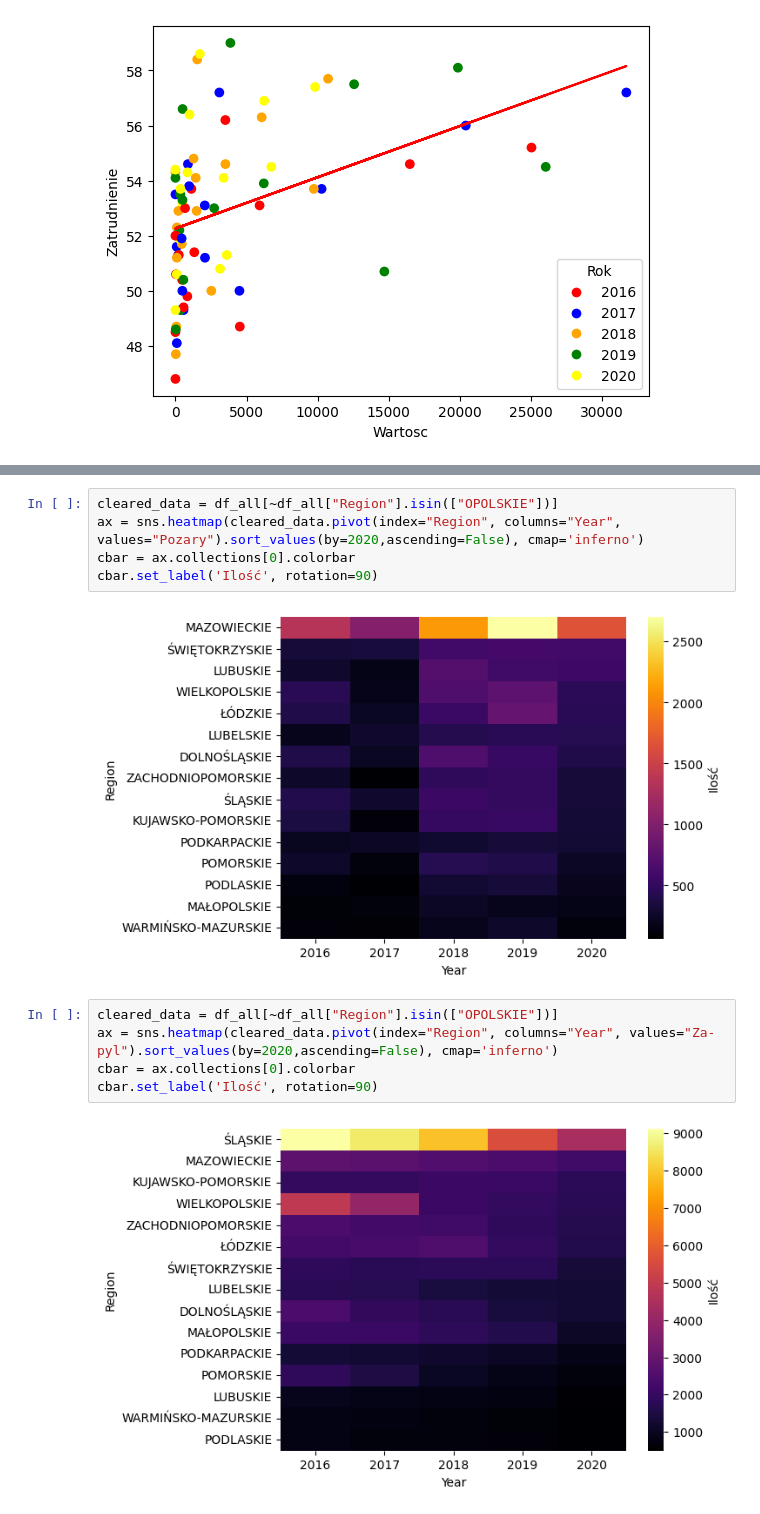
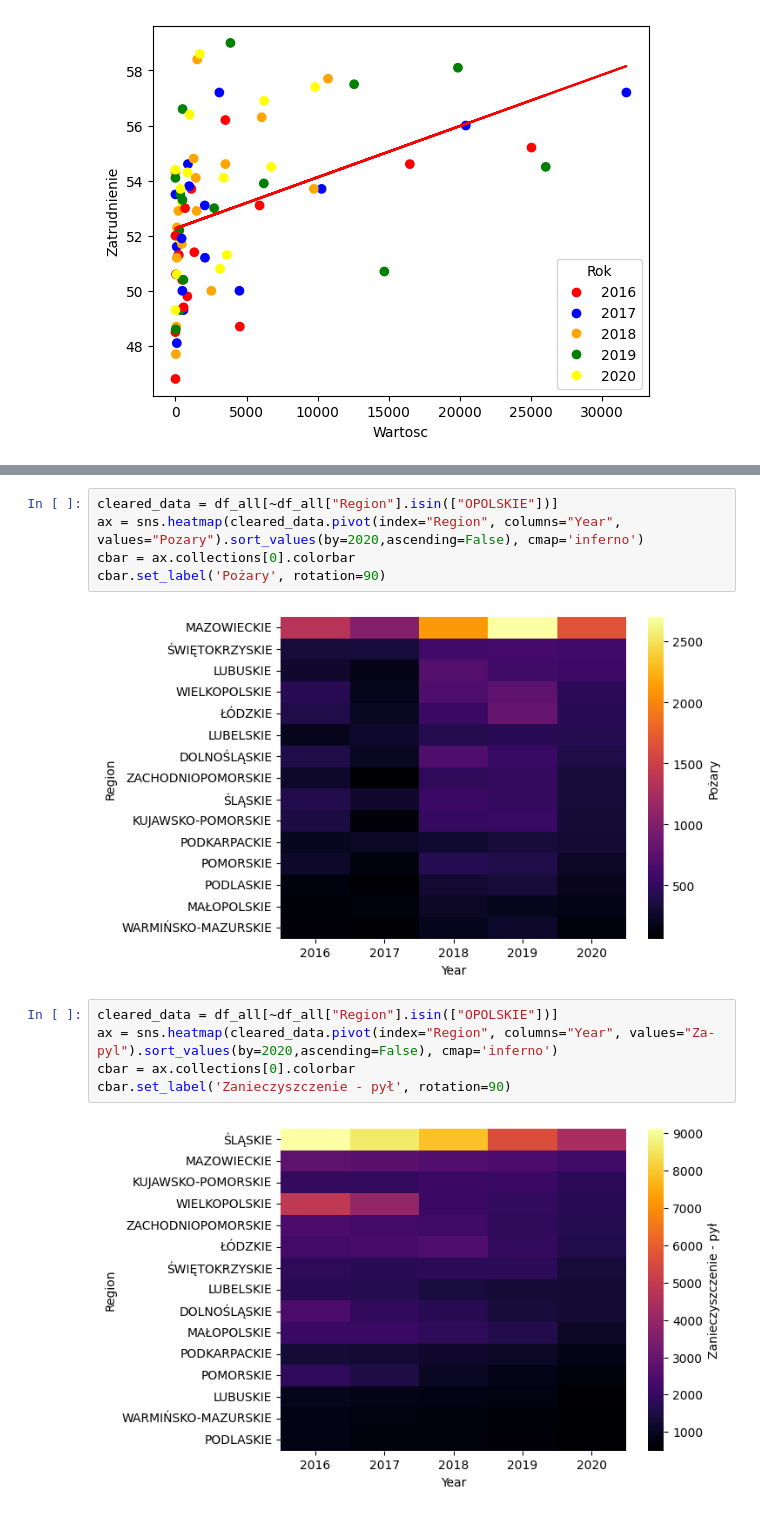
Before and after one commit to AleksandraJuchniewicz/Analiza-danych, a Jupyter notebook: Wykresy.ipynb, the cells around one changed output, grey strips where cells are left out. Drawn from its saved outputs; the diff is of its cells as text.

```diff
--- a/Wykresy.ipynb
+++ b/Wykresy.ipynb
@@ -824,16 +807,16 @@ cbar.set_label('Ilość', rotation=90)
 cleared_data = df_all[~df_all["Region"].isin(["OPOLSKIE"])]
 ax = sns.heatmap(cleared_data.pivot(index="Region", columns="Year", values="Pozary").sort_values(by=2020,ascending=False), cmap='inferno')
 cbar = ax.collections[0].colorbar
-cbar.set_label('Ilość', rotation=90)
+cbar.set_label('Pożary', rotation=90)
 # %% [output]
-[figure, old version]
+[figure, new version]
 # %%
 cleared_data = df_all[~df_all["Region"].isin(["OPOLSKIE"])]
 ax = sns.heatmap(cleared_data.pivot(index="Region", columns="Year", values="Za-pyl").sort_values(by=2020,ascending=False), cmap='inferno')
 cbar = ax.collections[0].colorbar
-cbar.set_label('Ilość', rotation=90)
+cbar.set_label('Zanieczyszczenie - pył', rotation=90)
 # %% [output]
-[figure, old version]
+[figure, new version]
 # %%
 cleared_data = df_all[~df_all["Region"].isin(["OPOLSKIE"])]
 ax = sns.heatmap(cleared_data.pivot(index="Region", columns="Year", values="Za_gaz").sort_values(by=2020,ascending=False), cmap='inferno')
```
Also changed, not shown: parts of 7 cells of this notebook.
